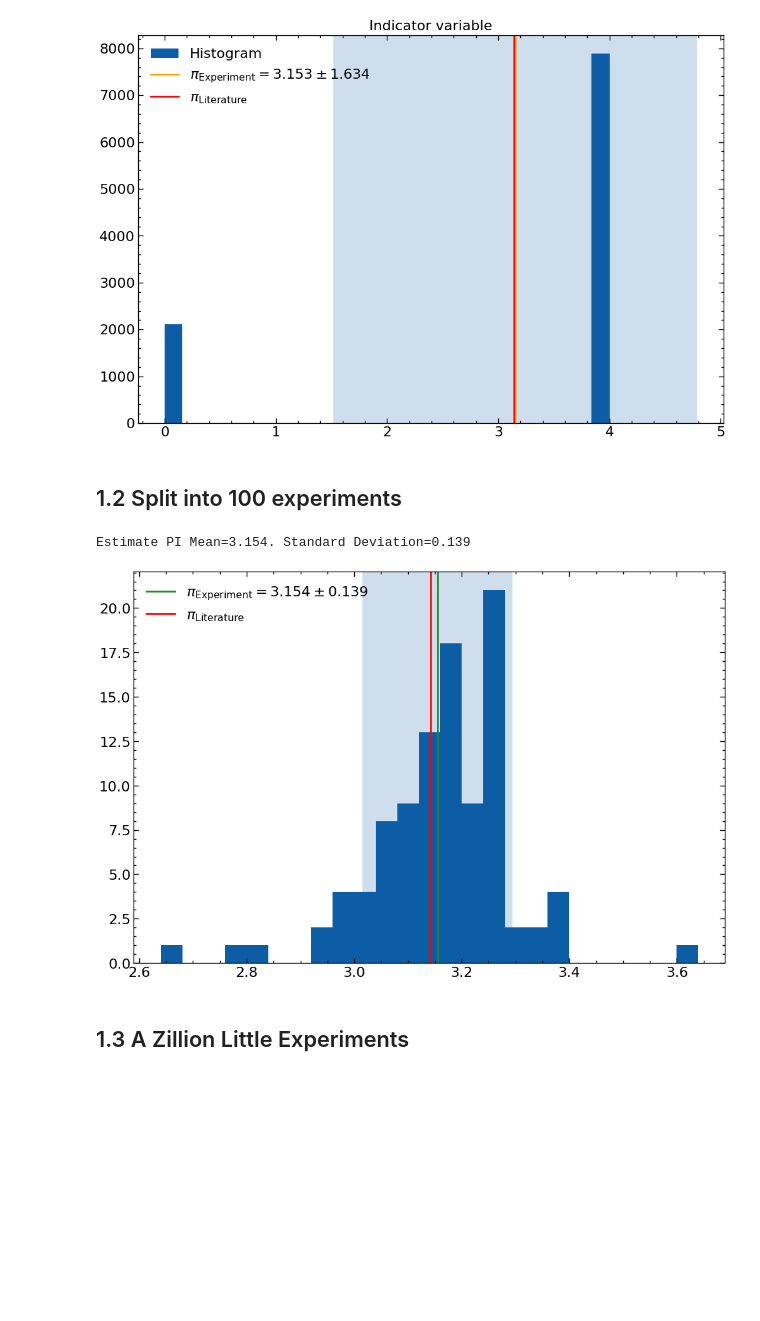
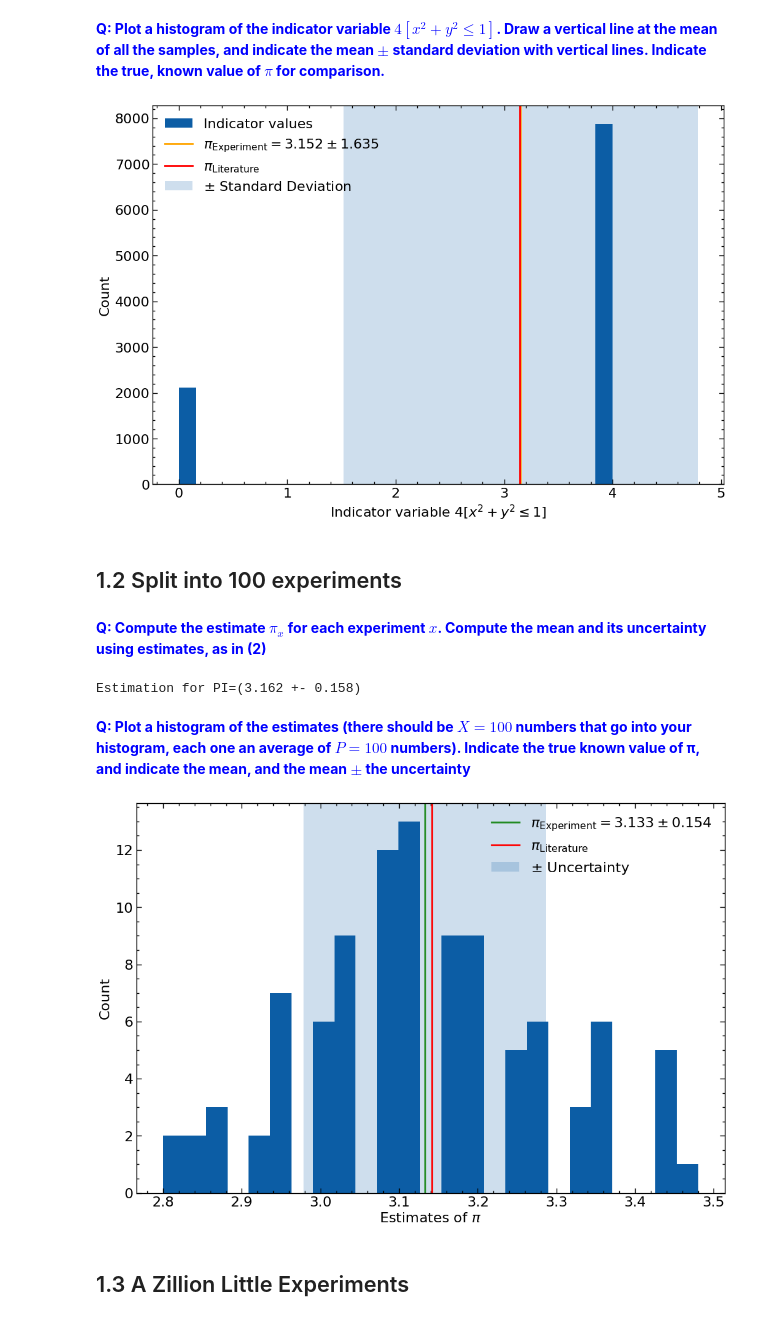
Before and after one commit to lennartvrg/ComputationalPhysics, a Jupyter notebook: 1 - Estimate of PI/Notebook.ipynb, the cells around one changed output. Saved outputs shown, nothing was run; the diff lists cells and outputs as text; code cells hidden in the pictures; blank space fills up the shorter version.

```diff
--- a/1 - Estimate of PI/Notebook.ipynb
+++ b/1 - Estimate of PI/Notebook.ipynb
@@ -23,12 +32,12 @@ plt.rcParams["figure.figsize"] = (12, 8)
 # %%
-#define function to generate the uniform random number with P and X
-# and to estimate pi
-def estimate_pi(num_samples: float, num_experiments: float) -> typing.Tuple[typing.List[float], typing.List[float], typing.List[float], typing.List[float]]:
-  points = np.random.uniform(low=-1.0, high=1.0, size=(2, num_samples, num_experiments))
+# Estimates PI with a given number of samples and experiments by uniformly sampling points in [-1, 1]
+# and determining the ratio of points falling inside the unit circle. Returns a numeric estimate for PI,
+# its standard deviation and the list of points for every experiment.
+def estimate_pi(num_samples: float, num_experiments: float) -> typing.Tuple[typing.Tuple[float], typing.List[float], typing.List[typing.List[float]]]:
+  points = np.random.uniform(low=-1.0, high=1.0, size=(2, num_samples, num_experiments, ))
   radius = (points**2).sum(axis=0)
-  inside_circle = radius[(radius <= 1)]
 
-  pi_mean = 4 * (radius <= 1).sum(axis=0) / num_samples
-  pi_std = np.sqrt((np.sum((4 * (radius <= 1) - pi_mean)**2, axis=0)) / num_samples)
+  pi_means = 4 * (radius <= 1).sum(axis=0) / num_samples
+  pi_stds = np.sqrt((np.sum((4 * (radius <= 1) - pi_means)**2, axis=0)) / num_samples)
 
-  return [pi_mean, pi_std, radius, inside_circle]
+  return (pi_means, pi_stds, radius.T)
@@ -53,39 +71,55 @@ Estimate PI Mean=3.153. Standard Deviation=1.634
 The histgram above shows that the $r^2=x_p^2+y_p^2$.  Since $x,y\in [-1,1]$ can the radius $r$ be $r\in[0,2]$.<br> If $(x,y)=(0,0)$ will $r^2=0^2+0^2=0$ and for $(x,y)=(1,1)$ will $r^2=1^2+1^2=2$. Therefore there are the features left of 1 and right of 1.
+# %% [markdown]
+<font color='blue'>**Q: Plot a histogram of the indicator variable $4[x^2 + y^2 \leq 1]$. Draw a vertical line at the mean of all the
+samples, and indicate the mean $\pm$ standard deviation with vertical lines. Indicate the true, known
+value of $\pi$ for comparison.**</font>
 # %%
-#draw histogram for indicator variable
-mean = (4 * (radius <= 1)).mean()
-std = (4 * (radius <= 1)).std()
+# Calculate inidicator variable, means and std
+inside_circle = 4 * (radius[0] <= 1)
+mean = inside_circle.mean()
+std = inside_circle.std()
 
-plt.hist(4 * (radius <= 1), bins=25, label='Histogram')
+# Plot indicator variable as histogram
+plt.hist(inside_circle, bins=25, label='Indicator values')
 plt.axvline(x=mean, color='orange', label=f'$\\pi_\\text{{Experiment}} = {mean:.3f} \\pm {std:.3f}$')
 plt.axvline(x=np.pi, color='red', label='$\\pi_\\text{Literature}$')
-plt.axvspan(xmin=mean - std, xmax=mean + std, alpha=0.2)
+plt.axvspan(xmin=mean - std, xmax=mean + std, alpha=0.2, label='$\\pm$ Standard Deviation')
 
-plt.title('Indicator variable')
+plt.xlabel('Indicator variable $4[x^2 + y^2 \\leq 1]$')
+plt.ylabel('Count')
 plt.legend()
 
 plt.show()
 # %% [output]
-[figure, old version]
+[figure, new version]
 # %% [markdown]
 ## 1.2 Split into 100 experiments
+# %% [markdown]
+<font color='blue'>**Q: Compute the estimate $\pi_x$ for each experiment $x$. Compute the mean and its uncertainty using estimates, as in (2)**</font>
+# %%
+# Estiamte PI with 100 experiments with 100 samples each
+pi_means, pi_stds, radius = estimate_pi(100, 100)
+
+mean = pi_means.sum() / 100
+uncertainty = np.sqrt(((pi_means - mean)**2).sum() / (100-1))
+print(f'Estimation for PI=({mean:.3f} +- {uncertainty:.3f})')
+# %% [output]
+Estimation for PI=(3.162 +- 0.158)
+# %% [markdown]
+<font color='blue'>**Q: Plot a histogram of the estimates (there should be $X = 100$ numbers that go into your histogram, each
+one an average of $P = 100$ numbers). Indicate the true known value of π, and indicate the mean, and
+the mean $\pm$ the uncertainty**</font>
 # %%
-#estimate pi for P=100, X=100 and draw histogram
-pi_means, pi_stds, radius, inside = estimate_pi(100, 100)
+plt.hist(pi_means, bins=25)
+plt.axvline(x=mean, color='forestgreen', label=f'$\\pi_\\text{{Experiment}} = {mean:.3f} \\pm {uncertainty:.3f}$')
+plt.axvline(x=np.pi, color='red', label='$\\pi_\\text{Literature}$')
+plt.axvspan(xmin=mean - uncertainty, xmax=mean + uncertainty, alpha=0.2, label='$\\pm$ Uncertainty')
 
-mean = pi_means.sum() / 100
-std = np.sqrt(np.sum((pi_means - mean)**2) / (100-1))
-print(f'Estimate PI Mean={mean:.3f}. Standard Deviation={std:.3f}')
-
-plt.hist(pi_means, bins=25)
-plt.axvline(x=mean, color='forestgreen', label=f'$\\pi_\\text{{Experiment}} = {mean:.3f} \\pm {std:.3f}$')
-plt.axvline(x=np.pi, color='red', label='$\\pi_\\text{Literature}$')
-plt.axvspan(xmin=mean - std, xmax=mean + std, alpha=0.2)
-
+plt.xlabel('Estimates of $\\pi$')
+plt.ylabel('Count')
 plt.legend()
 plt.show()
 # %% [output]
-Estimate PI Mean=3.154. Standard Deviation=0.139
-[figure, old version]
+[figure, new version]
 # %% [markdown]
 ## 1.3 A Zillion Little Experiments
```
Also changed, not shown: parts of 30 cells of this notebook.
